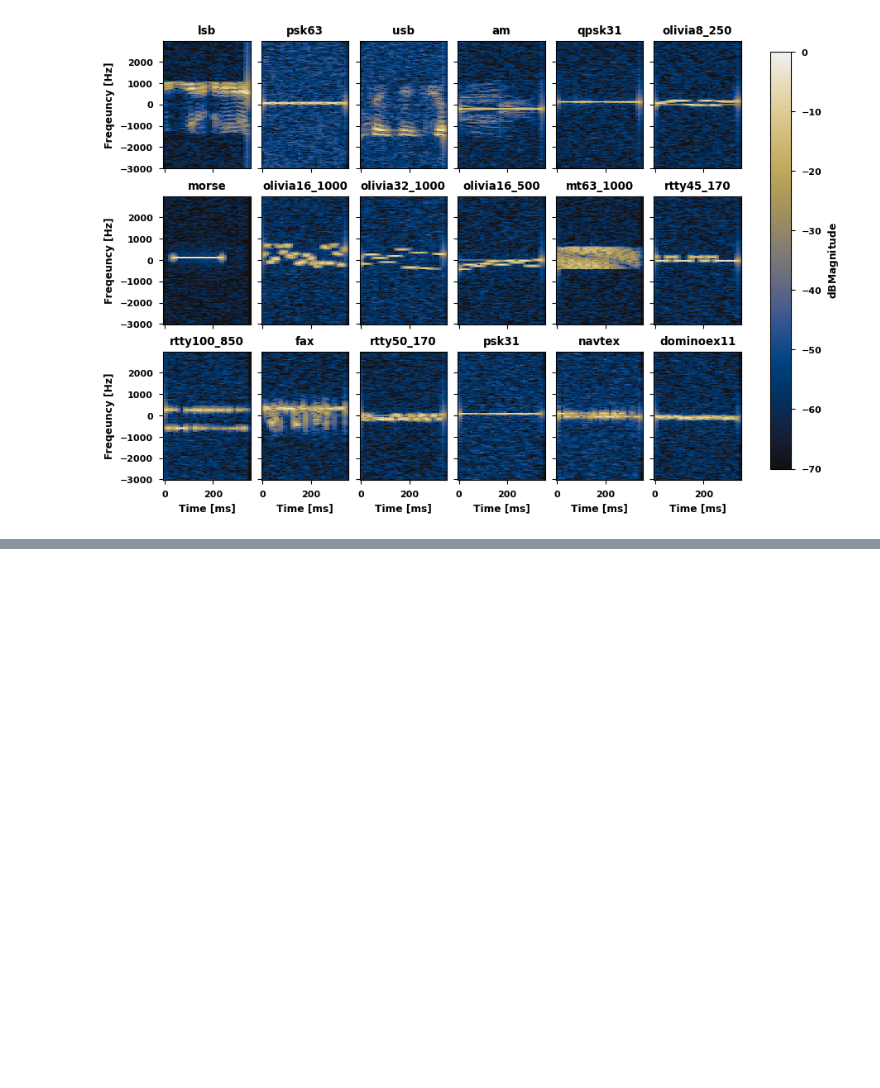
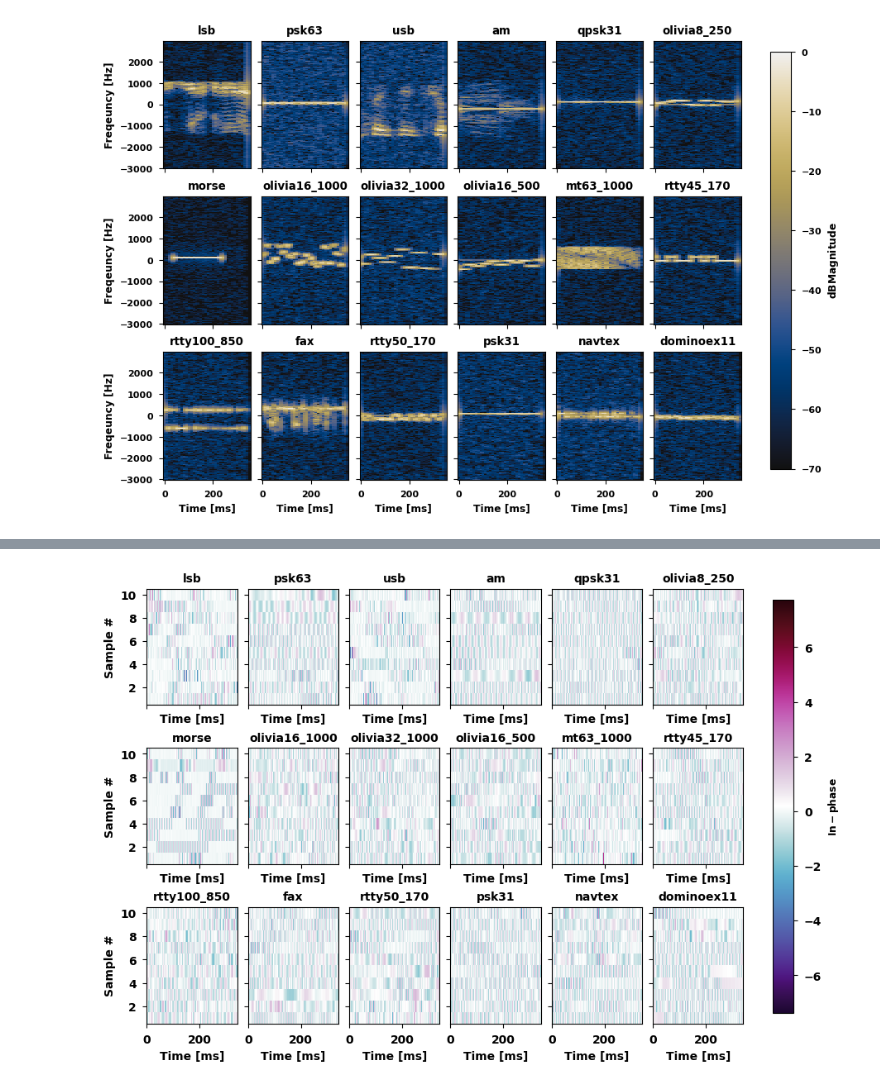
Before and after one commit to mspcvsp/panoradio_hf, a Jupyter notebook: Code/SetupDLData.ipynb, the cells around one changed output, grey strips where cells are left out. Drawn from its saved outputs; the diff is of its cells as text; code cells hidden in the pictures; blank space fills up the shorter version.

```diff
--- a/Code/SetupDLData.ipynb
+++ b/Code/SetupDLData.ipynb
@@ -46,0 +44,5 @@ plot_stft(tms, fhz, zxx)
+# %%
+plot_modeid_inphase(modeid_index,
+                    train_data)
+# %% [output]
+[figure, added]
```
Also changed, not shown: parts of 1 cell of this notebook.
